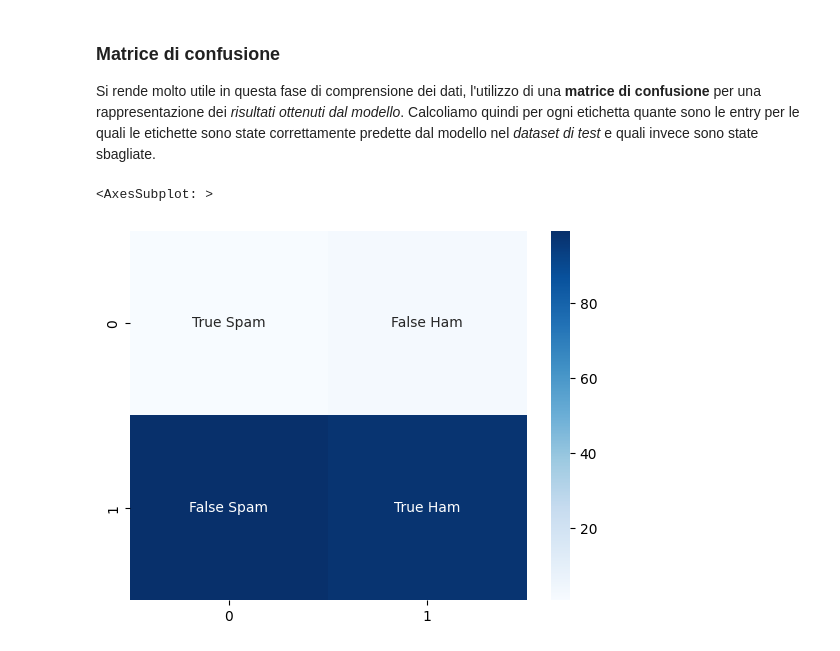
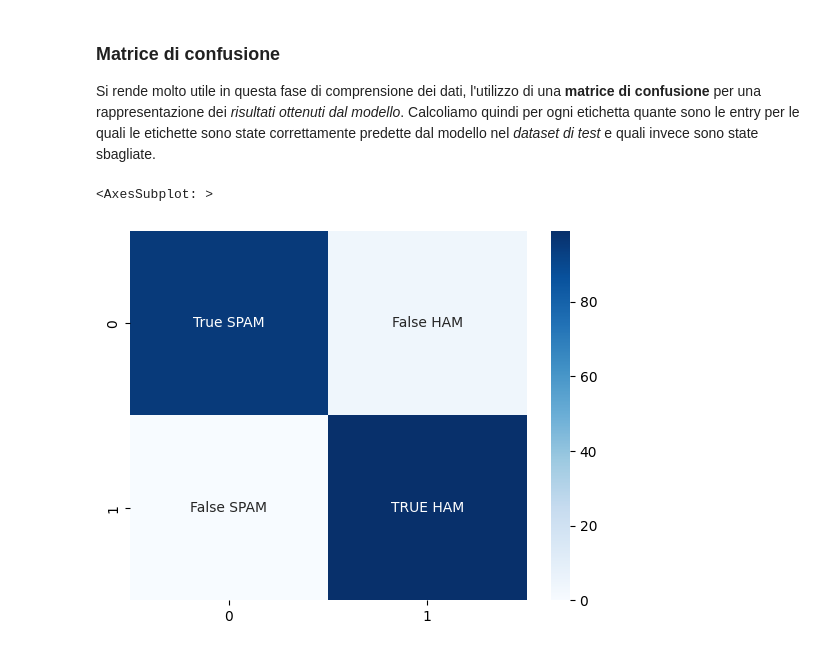
Before and after one commit to SimoneC24/text-spam-checker, a Jupyter notebook: REAMDE.ipynb, the cells around one changed output. Drawn from its saved outputs; the diff is of its cells as text; code cells hidden in the pictures.

```diff
--- a/REAMDE.ipynb
+++ b/REAMDE.ipynb
@@ -176,4 +248,4 @@ y_predict = model.predict(X_test).flatten()
 # %% [output]
 35/35 [==============================] - 0s 1ms/step
 # %%
-y_predict_labels = np.where(y_predict > 0.5, 1, 0)
+y_predict_labels = np.where(y_predict_ann > 0.5, 1, 0)
@@ -193,5 +282,9 @@ total_spam = true_spam + false_spam
-# %%
-sns.heatmap([[true_spam/total_spam*100, false_ham/total_ham*100], [false_spam/total_spam*100, true_ham/total_ham*100]], annot=np.asarray(["True Spam", "False Ham", "False Spam", "True Ham"]).reshape(2,2), fmt="", cmap="Blues")
-# %% [output]
-<AxesSubplot: >
-[figure, removed]
+# %%
+ann_cf_matrix = confusion_matrix(y_test, y_predict_labels)
+ann_cf_matrix[0] = (ann_cf_matrix[0] / sum(ann_cf_matrix[0]))*100
+ann_cf_matrix[1] = (ann_cf_matrix[1] / sum(ann_cf_matrix[1]))*100
+# %%
+sns.heatmap(ann_cf_matrix, fmt="", cmap="Blues", annot=[["True SPAM", "False HAM"], ["False SPAM", "TRUE HAM"]])
+# %% [output]
+<AxesSubplot: >
+[figure, added]
```
Also changed, not shown: parts of 50 cells of this notebook.
